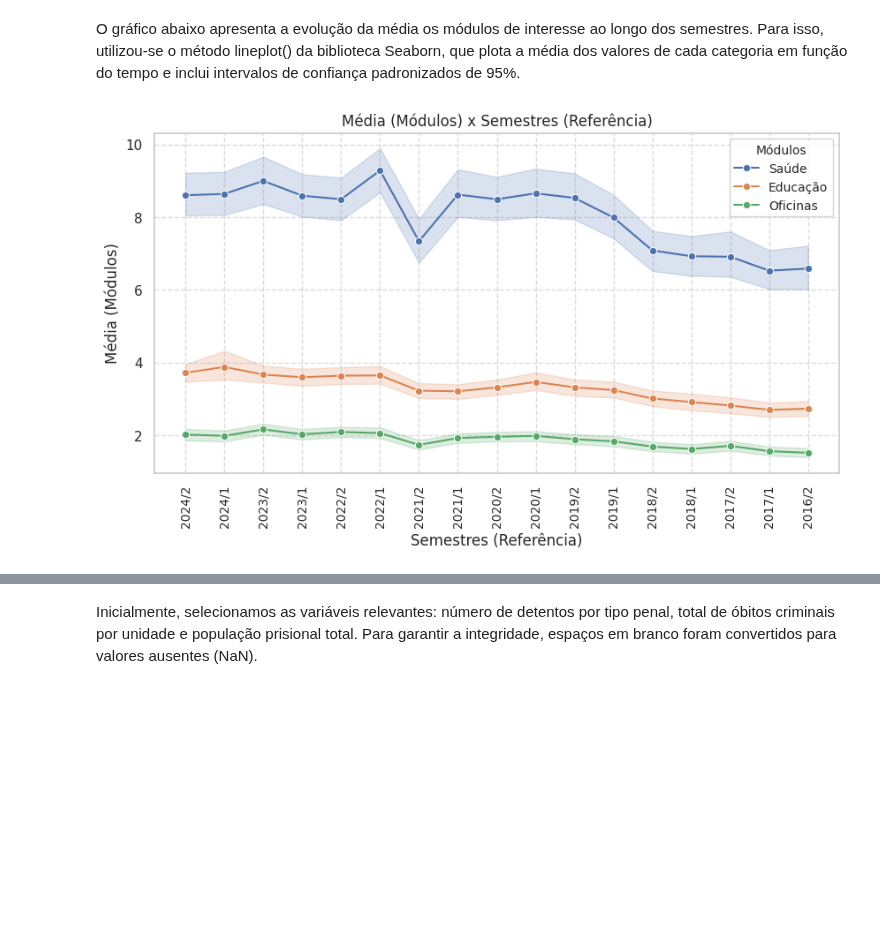
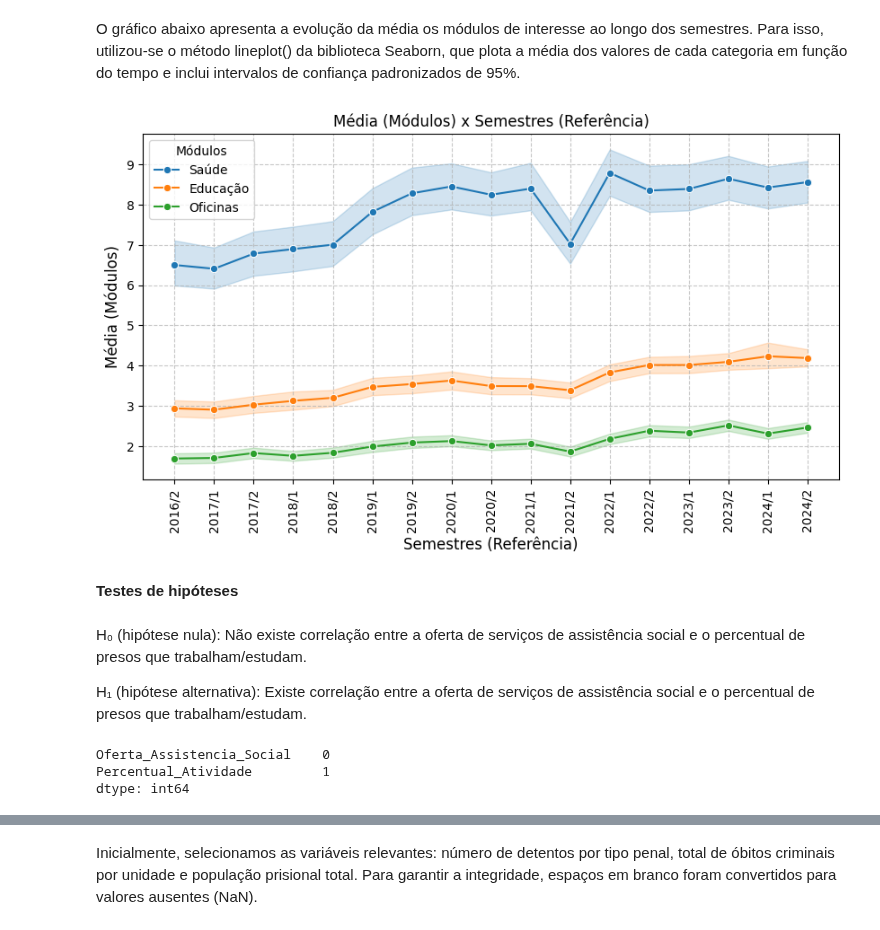
Before and after one commit to Caio-Brega/introducao-ciencia-dos-dados, a Jupyter notebook: TP_ICD.ipynb, the cells around one changed output, grey strips where cells are left out. Cells and saved outputs as stored; diff of their text form; code cells hidden in the pictures; blank space fills up the shorter version.

```diff
--- a/TP_ICD.ipynb
+++ b/TP_ICD.ipynb
@@ -594,23 +707,48 @@ O gráfico abaixo apresenta a evolução da média os módulos de interesse ao l
 # %%
 import matplotlib.pyplot as plt
 import seaborn as sns
 
 plt.figure(figsize=(10, 5))
 
+# Inverter os eixos
+dados_filtrados3 = dados_filtrados3.iloc[::-1].reset_index(drop=True)
+
 sns.lineplot(x=dados_filtrados3['Referência'], y=dados_filtrados3['Total_Modulo_Saude'], marker='o', label='Saúde')
+sns.lineplot(x=dados_filtrados3['Referência'], y=dados_filtrados3['Total_Modulo_Educacao'], marker='o', label='Educação')
+sns.lineplot(x=dados_filtrados3['Referência'], y=dados_filtrados3['Total_Modulo_Oficinas'], marker='o', label='Oficinas')
 
 plt.title('Média (Módulos) x Semestres (Referência)', fontsize=12)
 plt.xlabel('Semestres (Referência)', fontsize=12)
 plt.ylabel('Média (Módulos)', fontsize=12)
-
-sns.lineplot(x=dados_filtrados3['Referência'], y=dados_filtrados3['Total_Modulo_Educacao'], marker='o', label='Educação')
-sns.lineplot(x=dados_filtrados3['Referência'], y=dados_filtrados3['Total_Modulo_Oficinas'], marker='o', label='Oficinas')
 
 plt.xticks(rotation=90, ha='center', fontsize=10)
 
 plt.legend(title='Módulos', fontsize=10, title_fontsize=10)
 plt.grid(True, linestyle='--', alpha=0.7)
 
 plt.show()
 # %% [output]
-[figure, old version]
+[figure, new version]
+# %% [markdown]
+**Testes de hipóteses**
+# %% [markdown]
+H₀ (hipótese nula): Não existe correlação entre a oferta de serviços de assistência social e o percentual de presos que trabalham/estudam.
+
+H₁ (hipótese alternativa): Existe correlação entre a oferta de serviços de assistência social e o percentual de presos que trabalham/estudam.
+# %%
+dados_percentuais = pd.DataFrame()
+
+# Calcular o percentual de atividade
+dados_percentuais['Percentual_Atividade'] = (
+    dados_filtrados3['Total_Presos_Empregados_Estudantes'] / dados_filtrados3['Populacao_Prisional']
+) * 100
+
+# Calcular a oferta de assistência social como média dos módulos
+dados_percentuais['Oferta_Assistencia_Social'] = dados_filtrados3[['Total_Modulo_Saude', 'Total_Modulo_Educacao', 'Total_Modulo_Oficinas']].mean(axis=1)
+
+# Verificar se há linhas totalmente nulas
+print(dados_percentuais[['Oferta_Assistencia_Social', 'Percentual_Atividade']].isnull().sum())
+# %% [output]
+Oferta_Assistencia_Social    0
+Percentual_Atividade         1
+dtype: int64
```
Also changed, not shown: parts of 48 cells of this notebook.
